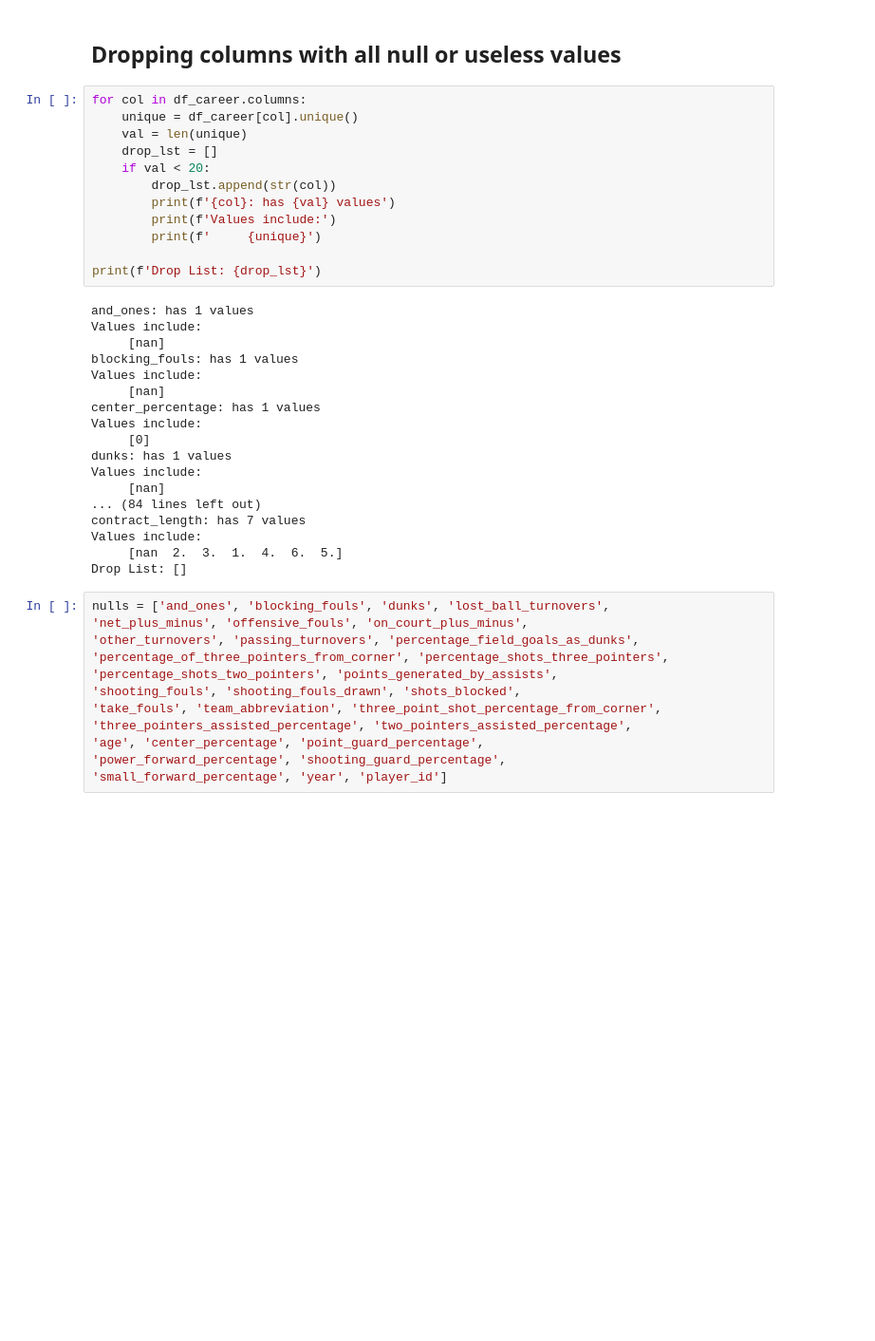
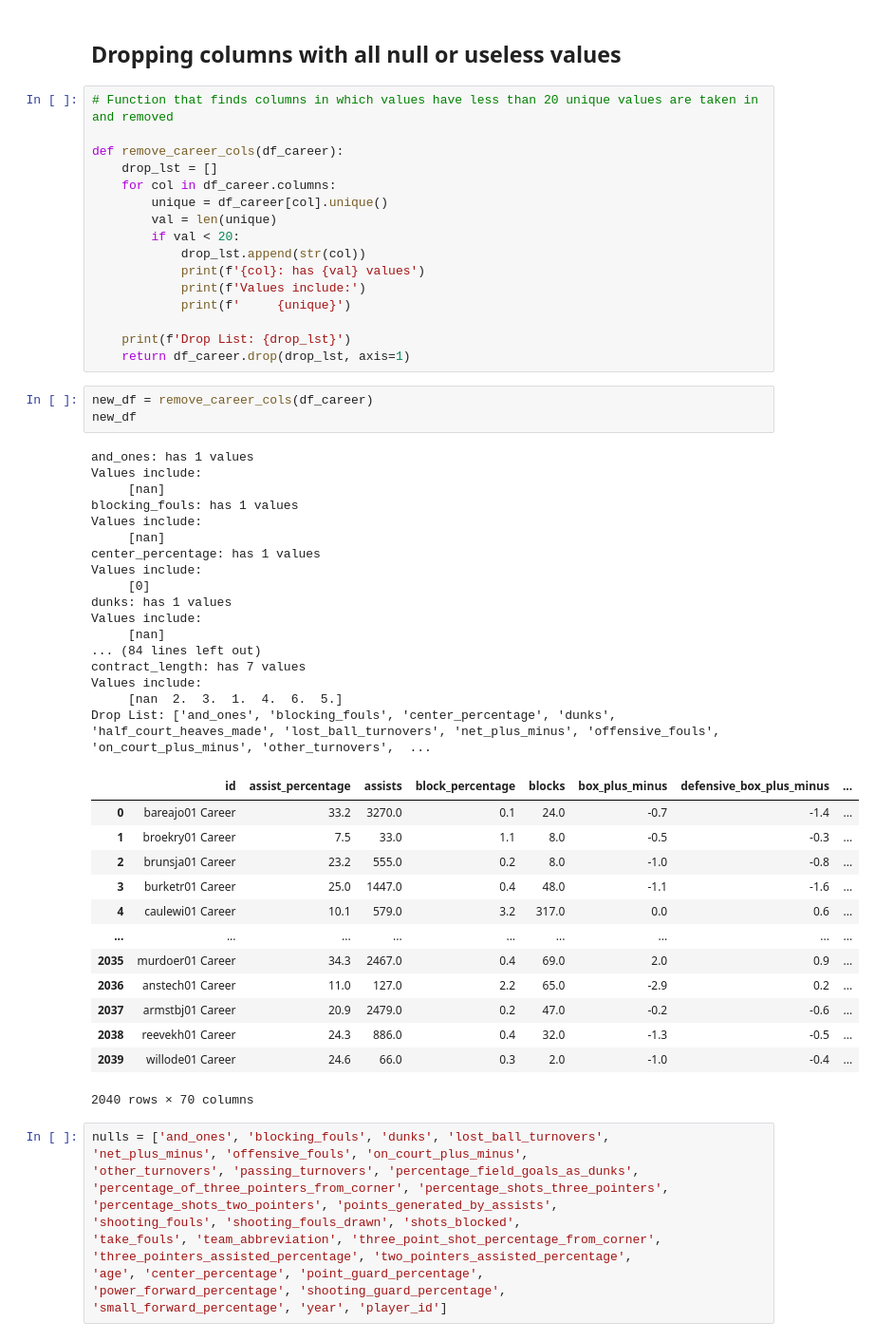
Before and after one commit to LTonstad/DSI_Capstone_Two, a Jupyter notebook: career_data.ipynb, the cells around one changed output. Shown at 95% size. Cells and saved outputs as stored; diff of their text form; blank space fills up the shorter version.

Commit message:
Functionizing some of the notebooks

```diff
--- a/career_data.ipynb
+++ b/career_data.ipynb
@@ -38,35 +38,55 @@ df_career.head()
 # %% [markdown]
 ## Dropping columns with all null or useless values
 # %%
-for col in df_career.columns:
-    unique = df_career[col].unique()
-    val = len(unique)
+# Function that finds columns in which values have less than 20 unique values are taken in and removed
+
+def remove_career_cols(df_career):
     drop_lst = []
-    if val < 20:
-        drop_lst.append(str(col))
-        print(f'{col}: has {val} values')
-        print(f'Values include:')
-        print(f'     {unique}')
+    for col in df_career.columns:
+        unique = df_career[col].unique()
+        val = len(unique)
+        if val < 20:
+            drop_lst.append(str(col))
+            print(f'{col}: has {val} values')
+            print(f'Values include:')
+            print(f'     {unique}')
 
-print(f'Drop List: {drop_lst}')
+    print(f'Drop List: {drop_lst}')
+    return df_career.drop(drop_lst, axis=1)
-# %% [output]
-and_ones: has 1 values
-Values include:
-     [nan]
-blocking_fouls: has 1 values
-Values include:
-     [nan]
-center_percentage: has 1 values
-Values include:
-     [0]
-dunks: has 1 values
-Values include:
-     [nan]
-... (84 lines left out)
-contract_length: has 7 values
-Values include:
-     [nan  2.  3.  1.  4.  6.  5.]
-Drop List: []
+# %%
+new_df = remove_career_cols(df_career)
+new_df
+# %% [output]
+and_ones: has 1 values
+Values include:
+     [nan]
+blocking_fouls: has 1 values
+Values include:
+     [nan]
+center_percentage: has 1 values
+Values include:
+     [0]
+dunks: has 1 values
+Values include:
+     [nan]
+... (84 lines left out)
+contract_length: has 7 values
+Values include:
+     [nan  2.  3.  1.  4.  6.  5.]
+Drop List: ['and_ones', 'blocking_fouls', 'center_percentage', 'dunks', 'half_court_heaves_made', 'lost_ball_turnovers', 'net_plus_minus', 'offensive_fouls', 'on_court_plus_minus', 'other_turnovers',  ...
+|  | id | assist_percentage | assists | block_percentage | blocks | box_plus_minus | defensive_box_plus_minus | ... |
+| 0 | bareajo01 Career | 33.2 | 3270.0 | 0.1 | 24.0 | -0.7 | -1.4 | ... |
+| 1 | broekry01 Career | 7.5 | 33.0 | 1.1 | 8.0 | -0.5 | -0.3 | ... |
+| 2 | brunsja01 Career | 23.2 | 555.0 | 0.2 | 8.0 | -1.0 | -0.8 | ... |
+| 3 | burketr01 Career | 25.0 | 1447.0 | 0.4 | 48.0 | -1.1 | -1.6 | ... |
+| 4 | caulewi01 Career | 10.1 | 579.0 | 3.2 | 317.0 | 0.0 | 0.6 | ... |
+| ... | ... | ... | ... | ... | ... | ... | ... | ... |
+| 2035 | murdoer01 Career | 34.3 | 2467.0 | 0.4 | 69.0 | 2.0 | 0.9 | ... |
+| 2036 | anstech01 Career | 11.0 | 127.0 | 2.2 | 65.0 | -2.9 | 0.2 | ... |
+| 2037 | armstbj01 Career | 20.9 | 2479.0 | 0.2 | 47.0 | -0.2 | -0.6 | ... |
+| 2038 | reevekh01 Career | 24.3 | 886.0 | 0.4 | 32.0 | -1.3 | -0.5 | ... |
+| 2039 | willode01 Career | 24.6 | 66.0 | 0.3 | 2.0 | -1.0 | -0.4 | ... |
+2040 rows × 70 columns
 # %%
 nulls = ['and_ones', 'blocking_fouls', 'dunks', 'lost_ball_turnovers',
 'net_plus_minus', 'offensive_fouls', 'on_court_plus_minus',
```
Also changed, not shown: parts of 3 cells of this notebook, 2 other files.
